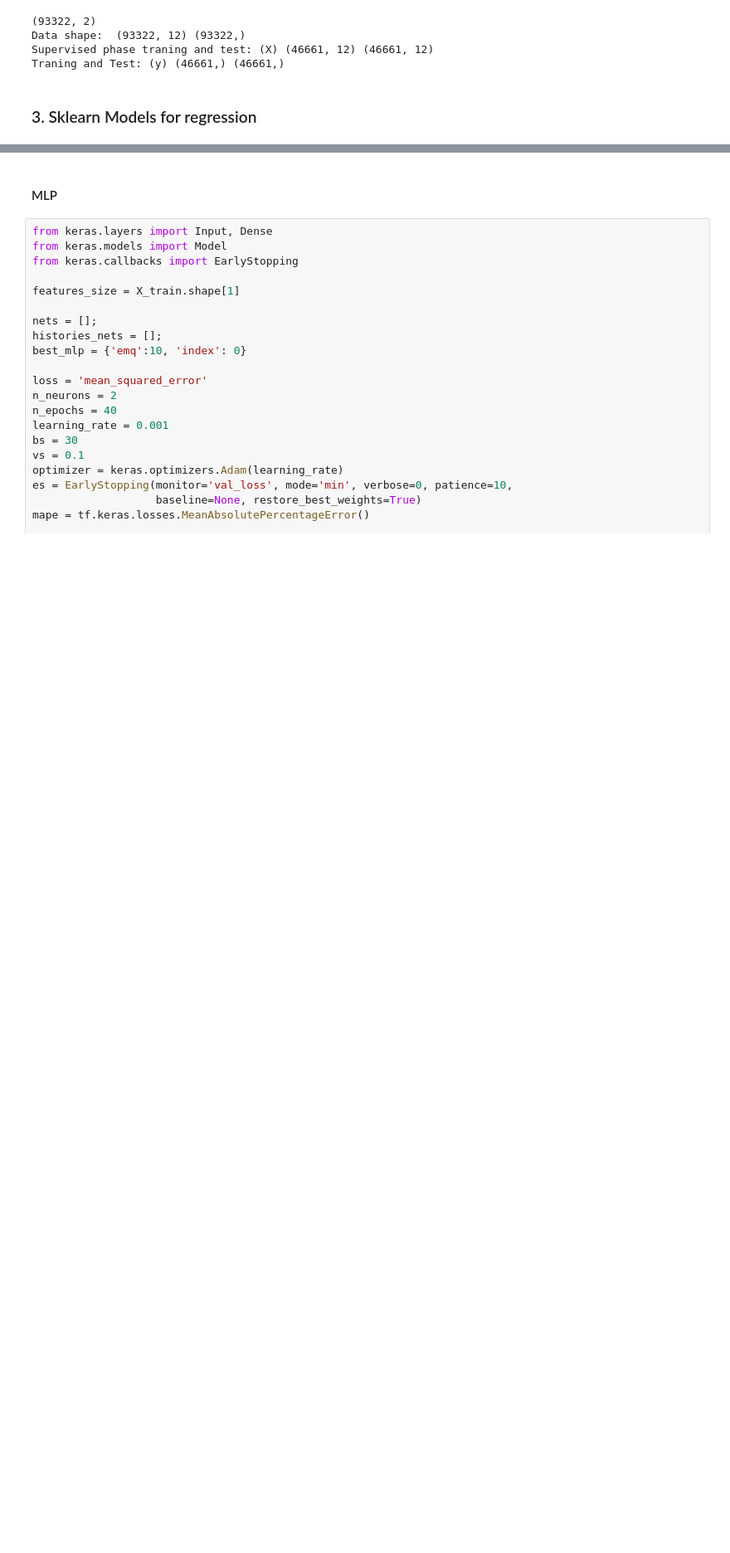
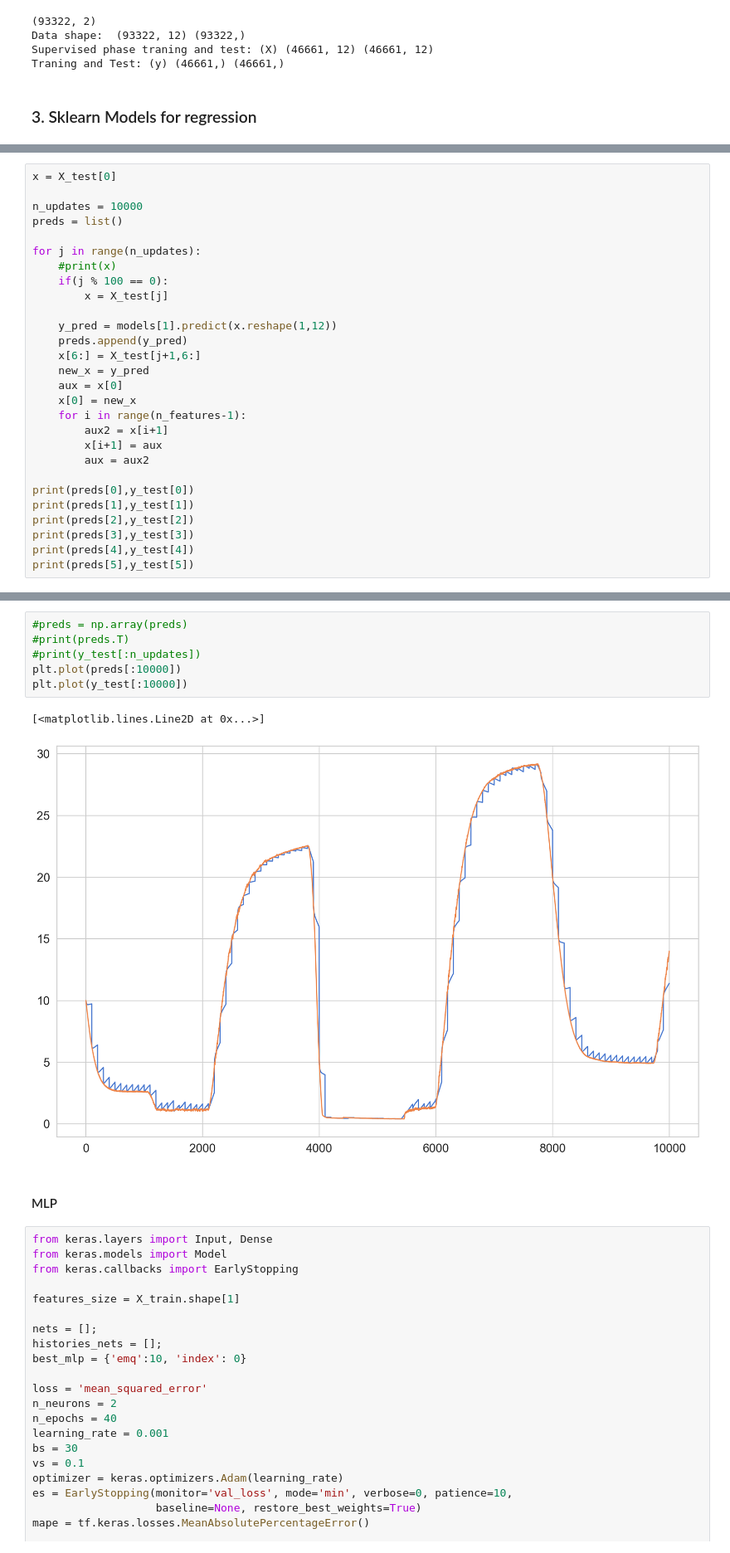
Before and after one commit to jeanmmlima/SmartTanks, a Jupyter notebook: SmartTanks.ipynb, the cells around one changed output, grey strips where cells are left out. Shown at 83% size. Saved outputs shown, nothing was run; the diff lists cells and outputs as text; blank space fills up the shorter version.

```diff
--- a/SmartTanks.ipynb
+++ b/SmartTanks.ipynb
@@ -251,0 +292,28 @@ print(y_pred.shape,y_test.shape)
+# %%
+x = X_test[0]
+
+n_updates = 10000
+preds = list()
+
+for j in range(n_updates):
+    #print(x)
+    if(j % 100 == 0):
+        x = X_test[j]
+
+    y_pred = models[1].predict(x.reshape(1,12))
+    preds.append(y_pred)
+    x[6:] = X_test[j+1,6:]
+    new_x = y_pred
+    aux = x[0]
+    x[0] = new_x
+    for i in range(n_features-1):
+        aux2 = x[i+1]
+        x[i+1] = aux
+        aux = aux2
+
+print(preds[0],y_test[0])
+print(preds[1],y_test[1])
+print(preds[2],y_test[2])
+print(preds[3],y_test[3])
+print(preds[4],y_test[4])
+print(preds[5],y_test[5])
@@ -252,3 +327,12 @@ print(y_pred.shape,y_test.shape)
+# %%
+#preds = np.array(preds)
+#print(preds.T)
+#print(y_test[:n_updates])
+plt.plot(preds[:10000])
+plt.plot(y_test[:10000])
+# %% [output]
+[<matplotlib.lines.Line2D at 0x...>]
+[figure, added]
 # %% [markdown]
 #### MLP
 # %%
```
Also changed, not shown: parts of 6 cells of this notebook, 18 other files.
